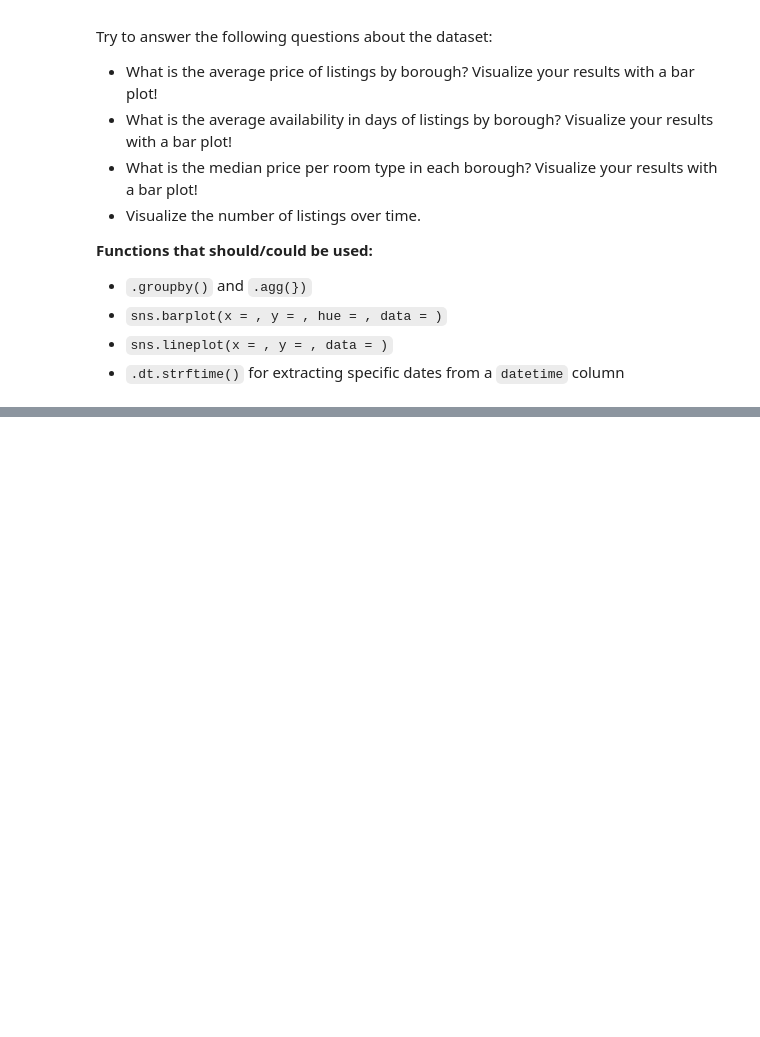
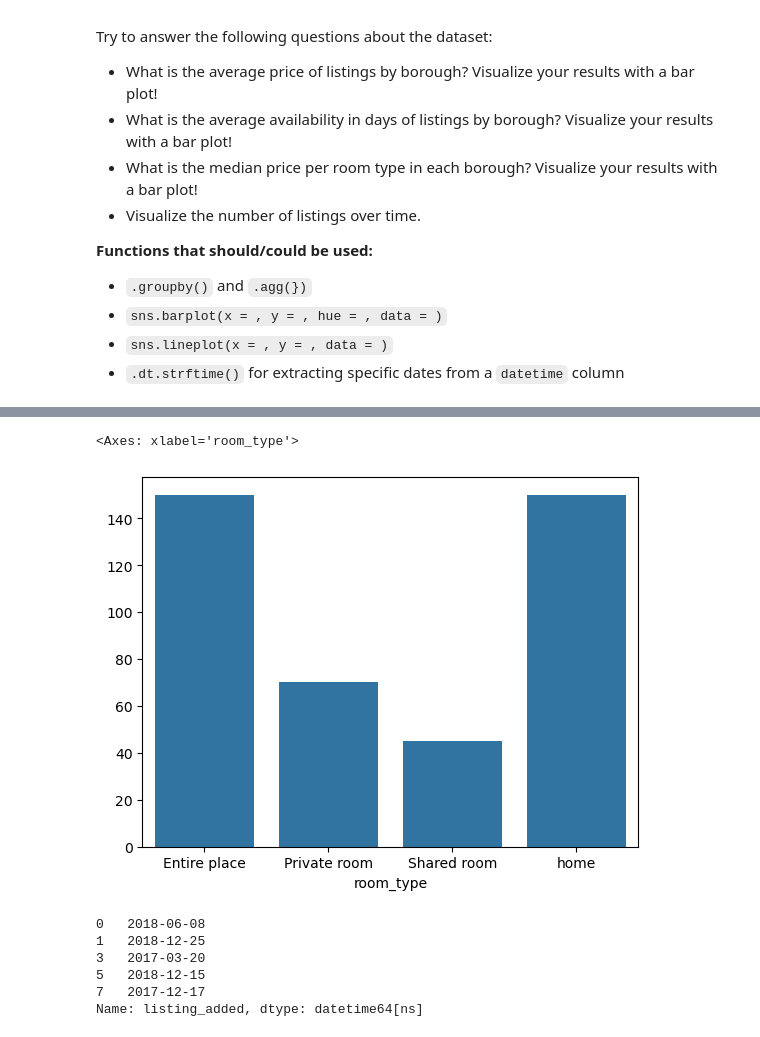
Before and after one commit to Ala-Eddine-Mezdoud/data_mining, a Jupyter notebook: Lab 2/Part2/Lab2-pre-processing - part2.ipynb, the cells around one changed output, grey strips where cells are left out. Cells and saved outputs as stored; diff of their text form; code cells hidden in the pictures; blank space fills up the shorter version.

```diff
--- a/Lab 2/Part2/Lab2-pre-processing - part2.ipynb
+++ b/Lab 2/Part2/Lab2-pre-processing - part2.ipynb
@@ -886,0 +940,2 @@ Try to answer the following questions about the dataset:
+# %%
+median_price_per_room = airbnb.groupby('room_type')['price'].median()
@@ -886,0 +951,14 @@ Try to answer the following questions about the dataset:
+# %%
+sns.barplot(x=median_price_per_room.index , y=median_price_per_room.values)
+# %% [output]
+<Axes: xlabel='room_type'>
+[figure, added]
+# %%
+airbnb['listing_added'].head()
+# %% [output]
+0   2018-06-08
+1   2018-12-25
+3   2017-03-20
+5   2018-12-15
+7   2017-12-17
+Name: listing_added, dtype: datetime64[ns]
```
Also changed, not shown: parts of 11 cells of this notebook, 1 other file.
